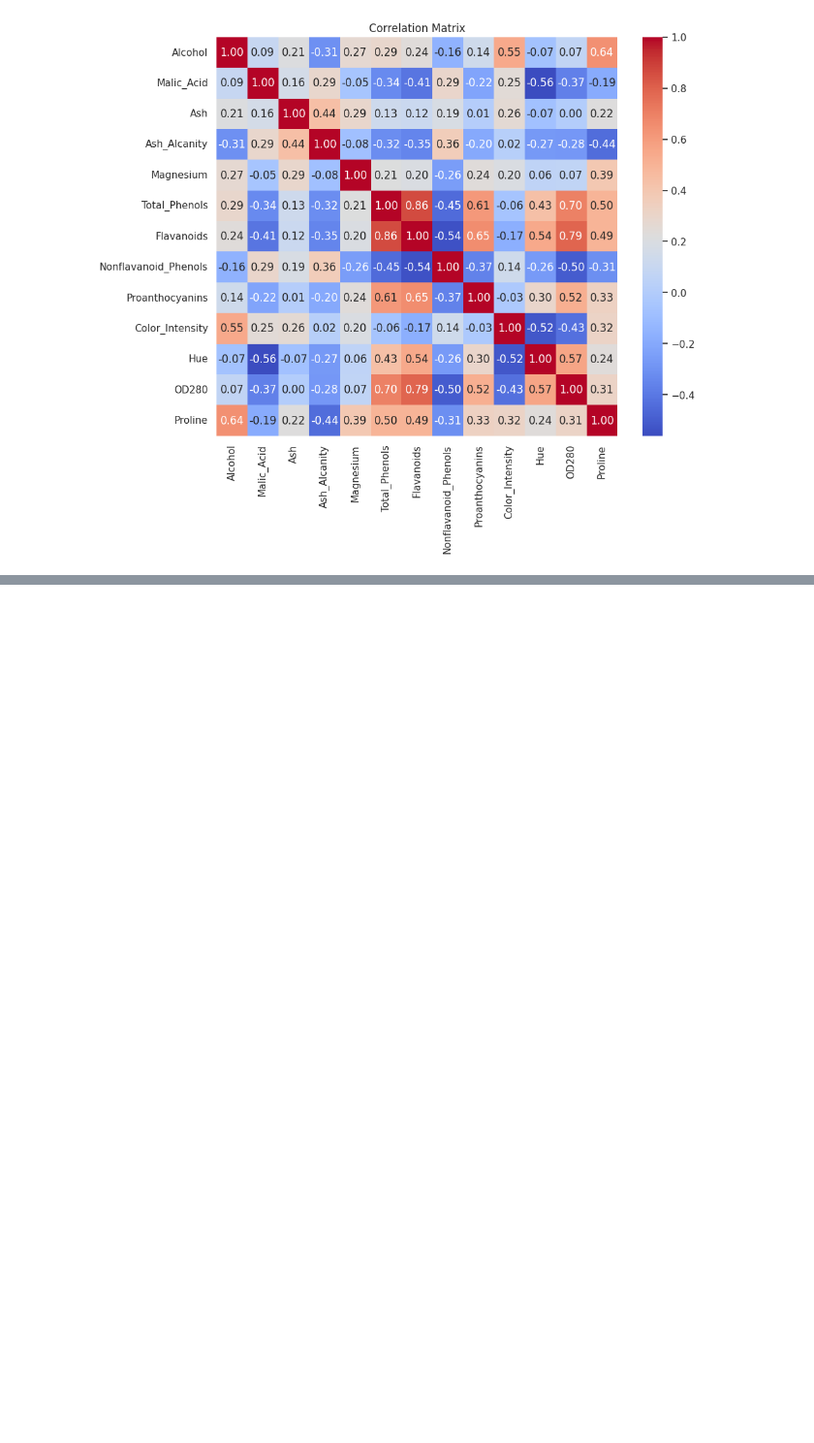
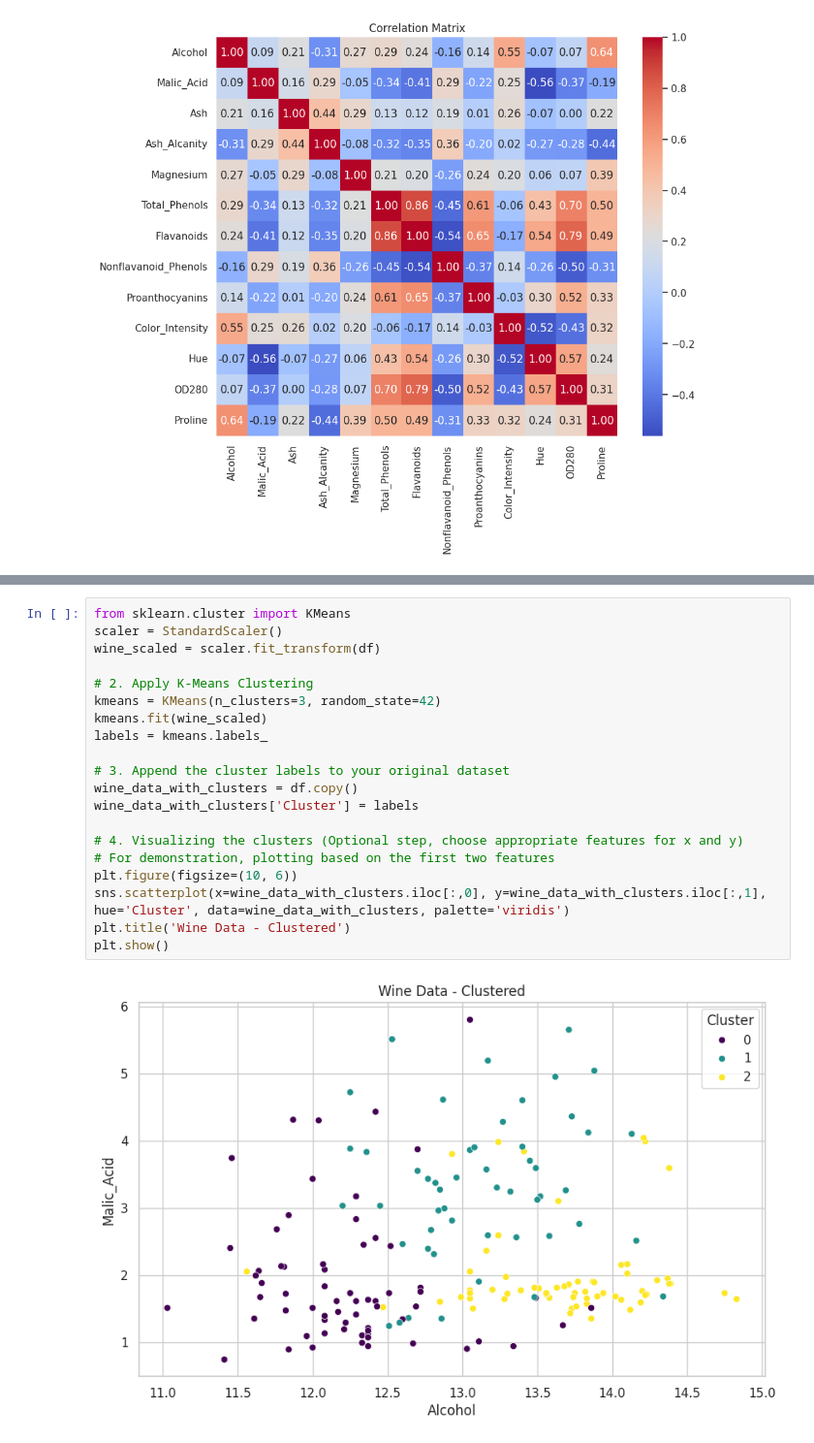
Before and after one commit to vyasn30/webelight-challenge, a Jupyter notebook: challenge2/eda.ipynb, the cells around one changed output, grey strips where cells are left out. Shown at 97% size. Drawn from its saved outputs; the diff is of its cells as text; blank space fills up the shorter version.

```diff
--- a/challenge2/eda.ipynb
+++ b/challenge2/eda.ipynb
@@ -118,0 +180,22 @@ plt.show()
+# %%
+from sklearn.cluster import KMeans
+scaler = StandardScaler()
+wine_scaled = scaler.fit_transform(df)
+
+# 2. Apply K-Means Clustering
+kmeans = KMeans(n_clusters=3, random_state=42)
+kmeans.fit(wine_scaled)
+labels = kmeans.labels_
+
+# 3. Append the cluster labels to your original dataset
+wine_data_with_clusters = df.copy()
+wine_data_with_clusters['Cluster'] = labels
+
+# 4. Visualizing the clusters (Optional step, choose appropriate features for x and y)
+# For demonstration, plotting based on the first two features
+plt.figure(figsize=(10, 6))
+sns.scatterplot(x=wine_data_with_clusters.iloc[:,0], y=wine_data_with_clusters.iloc[:,1], hue='Cluster', data=wine_data_with_clusters, palette='viridis')
+plt.title('Wine Data - Clustered')
+plt.show()
+# %% [output]
+[figure, added]
```
Also changed, not shown: parts of 6 cells of this notebook, 9 other files.
